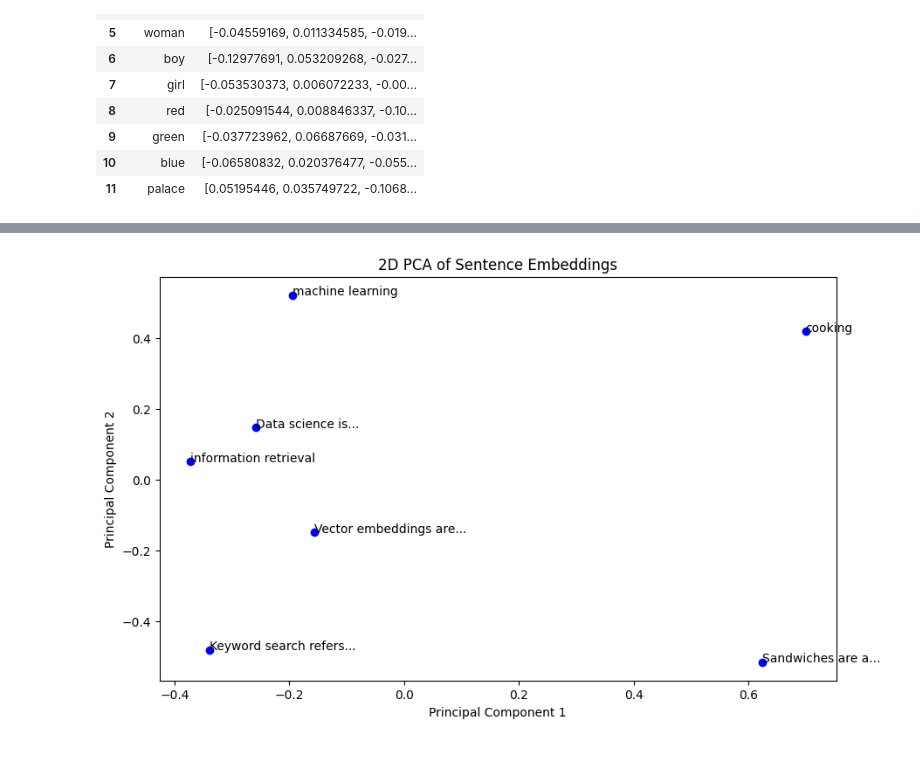
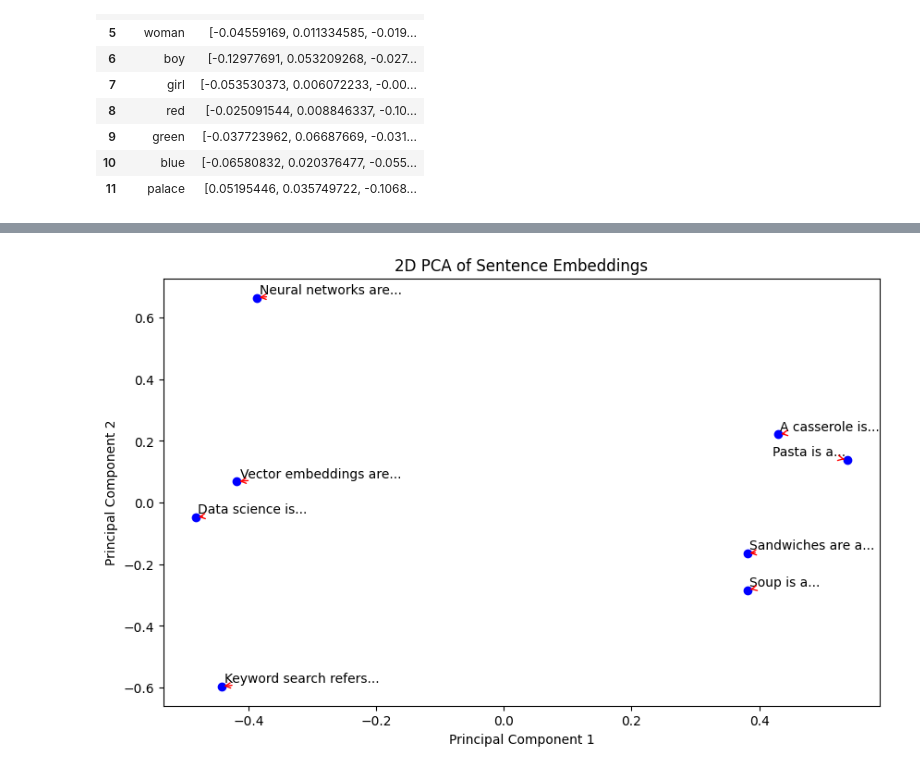
Before and after one commit to georgms/vector-intro, a Jupyter notebook: vector-intro.ipynb, the cells around one changed output, grey strips where cells are left out. Cells and saved outputs as stored; diff of their text form; code cells hidden in the pictures.

```diff
--- a/vector-intro.ipynb
+++ b/vector-intro.ipynb
@@ -107,21 +92,39 @@ pd.DataFrame({
 | 10 | blue | [-0.06580832, 0.020376477, -0.055... |
 | 11 | palace | [0.05195446, 0.035749722, -0.1068... |
 # %%
+import matplotlib.pyplot as plt
 from sklearn.decomposition import PCA
+from adjustText import adjust_text
 
 
 def plot(sentences, embeddings):
+    # Perform PCA
     pca = PCA(n_components=2)
     reduced_embeddings = pca.fit_transform(embeddings)
+
+    # Create a plot
     plt.figure(figsize=(10, 6))
     plt.scatter(reduced_embeddings[:, 0], reduced_embeddings[:, 1], c='blue')
+
+    # Create a list to store text objects for adjust_text
+    texts = []
+
+    # Loop through each sentence and create an annotation
     for i, sentence in enumerate(sentences):
         words = sentence.split()
         annotation = ' '.join(words[:3]) + ('...' if len(words) > 3 else '')
-        plt.annotate(annotation, (reduced_embeddings[i, 0], reduced_embeddings[i, 1]))
+        # Append the text object to the list
+        texts.append(plt.text(reduced_embeddings[i, 0], reduced_embeddings[i, 1], annotation))
+
+    # Use adjust_text to avoid overlapping
+    adjust_text(texts, arrowprops=dict(arrowstyle='->', color='red'))
+
+    # Labeling the axes and the title
     plt.xlabel("Principal Component 1")
     plt.ylabel("Principal Component 2")
     plt.title("2D PCA of Sentence Embeddings")
+
+    # Show the plot
     plt.show()
 
 
@@ -131,14 +134,15 @@ plot(sentences, embeddings)
 # %%
-sentences = [
+documents = [
     "Vector embeddings are mathematical representations of objects, often words or phrases, in a high-dimensional space. By mapping similar objects to proximate points, embeddings capture relationships and semantic meaning. Commonly used in machine learning and natural language processing tasks, methods like Word2Vec, GloVe, and FastText have popularized their application, enabling advancements in text analysis, recommendation systems, and more.",
     "Keyword search refers to the process of locating information in a database, search engine, or other data repository by specifying particular words, phrases, or symbols. In the digital realm, it's foundational to search engines like Google and Bing. The search results are typically ranked based on relevance, which is determined using various algorithms that consider factors like frequency, location, and link structures. Keyword search is integral for navigating the vast expanse of online information, aiding users in retrieving relevant data efficiently.",
     "Sandwiches are a popular type of food consisting of one or more types of food, such as vegetables, sliced meat, or cheese, placed between slices of bread. They can range from simple combinations like peanut butter and jelly to more complex gourmet creations. Originating from England in the 18th century, sandwiches have become a staple in many cultures worldwide, prized for their convenience and versatility. Variations exist based on regional preferences, ingredients, and preparation methods.",
     "Data science is an interdisciplinary field that leverages statistical, computational, and domain-specific expertise to extract insights and knowledge from structured and unstructured data. It encompasses various techniques from statistics, machine learning, data mining, and big data technologies to analyze and interpret complex data. Data science has applications across numerous sectors, including healthcare, finance, marketing, and social sciences, driving decision-making, predictive analytics, and artificial intelligence advancements. Its growing significance in today's data-driven world has led to the rise of specialized tools, methodologies, and educational programs.",
-    "information retrieval",
-    "machine learning",
-    "cooking",
+    "Neural networks are a class of machine learning models inspired by the biological neural networks of animal brains. They consist of interconnected layers of nodes, or neurons, which process input data through a series of transformations and connections to produce output. Neural networks are particularly adept at recognizing patterns, making them useful for a wide range of applications such as image and speech recognition, natural language processing, and predictive analytics. The development of deep neural networks, which contain multiple hidden layers, has been central to the field of deep learning and has significantly advanced the capabilities of artificial intelligence systems.",
+    "Pasta is a staple food of traditional Italian cuisine, with the first reference dating to 1154 in Sicily. It is typically made from an unleavened dough of durum wheat flour mixed with water or eggs and formed into sheets or various shapes, then cooked by boiling or baking. Pasta is versatile and can be served with a variety of sauces, meats, and vegetables. It is categorized in two basic styles: dried and fresh. Popular around the world, pasta dishes are central to many diets and come in numerous shapes like spaghetti, penne, and ravioli.",
+    "Soup is a liquid food, generally served warm or hot (but also cold), that is made by combining ingredients such as meat and vegetables with stock, juice, water, or another liquid. Soups are inherently diverse, ranging from rich, cream-based varieties to brothy and vegetable-laden concoctions. They are often regarded as comfort food and can be served as a main dish or as an appetizer, with regional and cultural variations like the Spanish gazpacho, Japanese miso soup, and Russian borscht.",
+    "A casserole is a comprehensive one-dish meal baked in a deep, ovenproof dish with a glass or ceramic base. It typically includes a combination of meats, vegetables, starches like rice or potatoes, and a binding agent like a soup or sauce. Topped with cheese or breadcrumbs for a crispy crust, casseroles are appreciated for their convenience and the ability to meld flavors during the baking process. They are a fixture in many cultures and are particularly beloved as home-cooked comfort foods, often featuring in communal gatherings and family dinners.",
 ]
-embeddings = embed(sentences)
-plot(sentences, embeddings)
+document_embeddings = embed(documents)
+plot(documents, document_embeddings)
 # %% [output]
-[figure, old version]
+[figure, new version]
```
Also changed, not shown: parts of 5 cells of this notebook, 1 other file.
